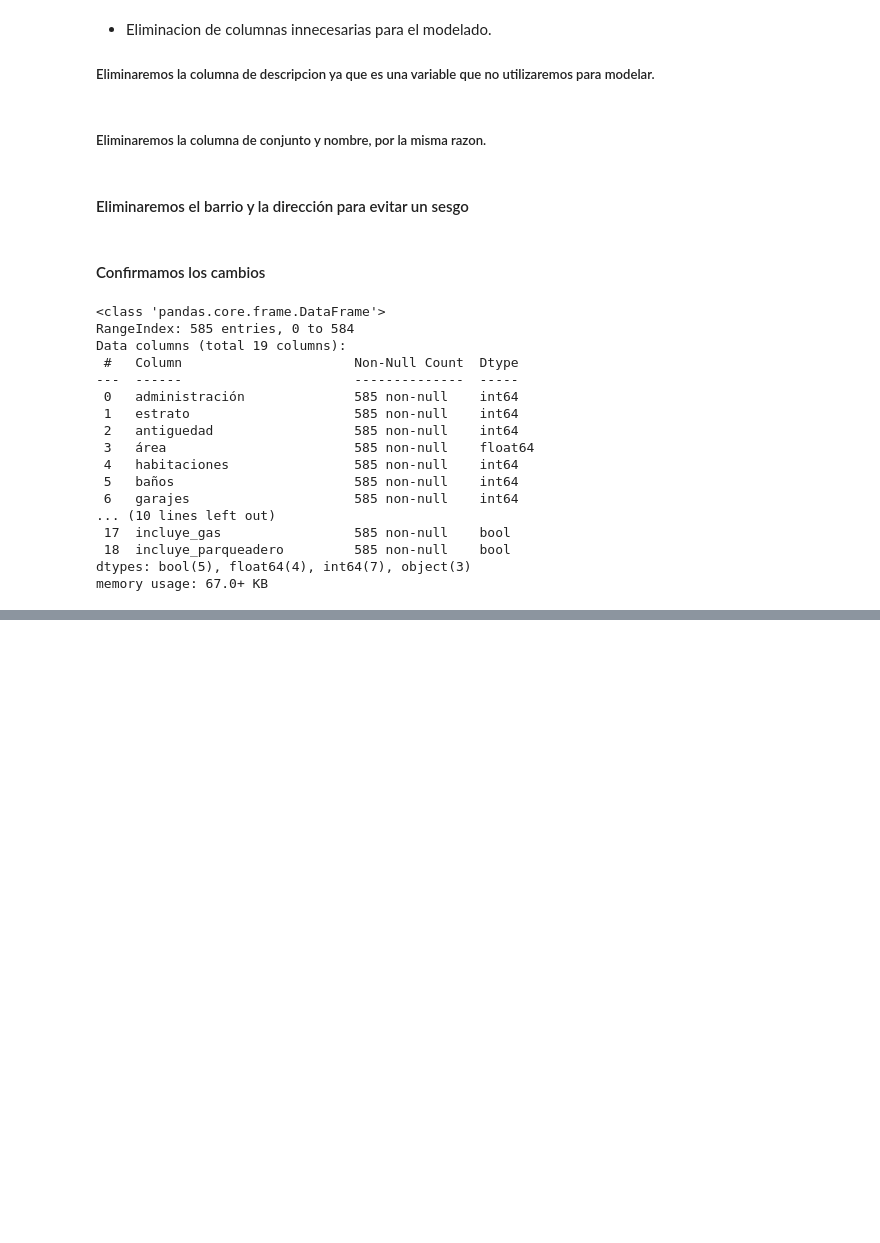
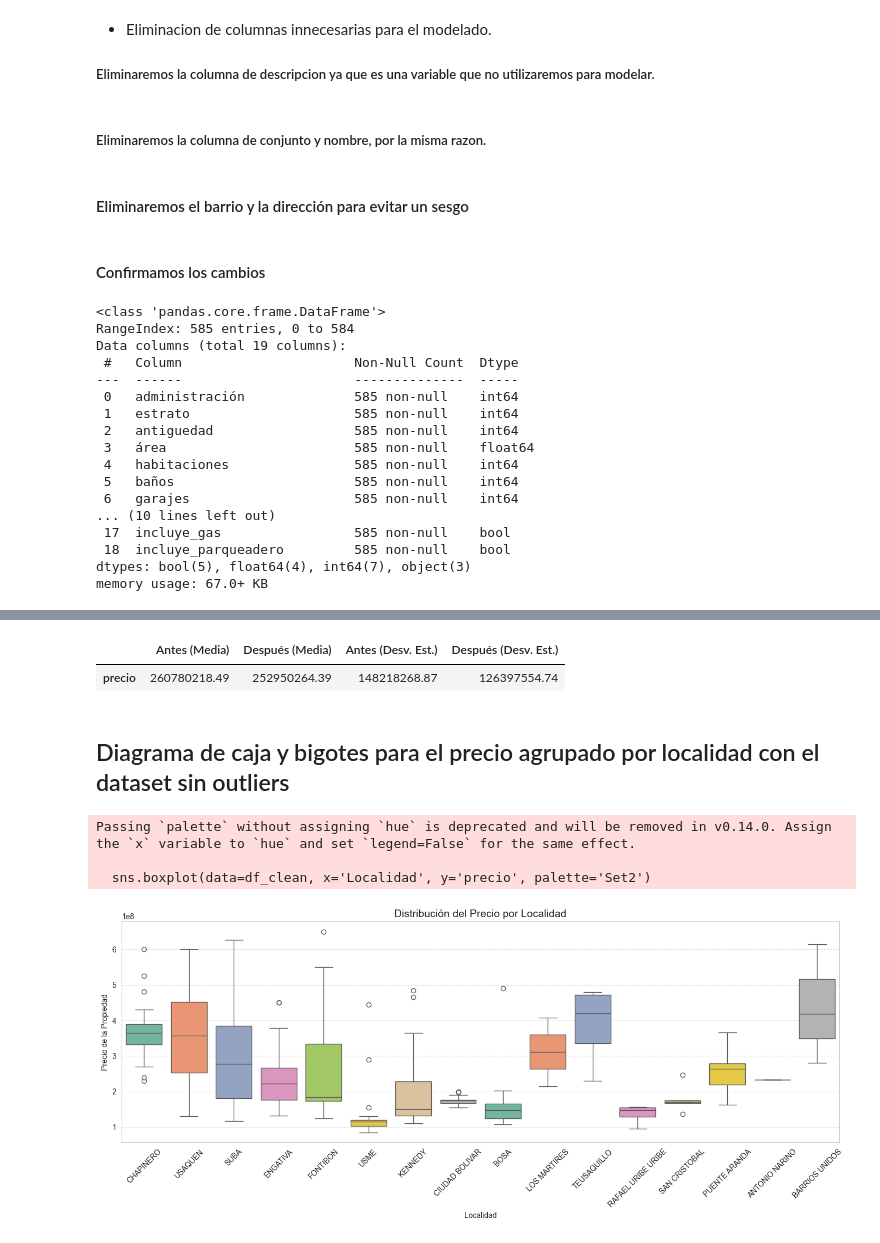
Before and after one commit to natalia-tp-dev/BIT_Proyecto_Final, a Jupyter notebook: EDA/EDA_main.ipynb, the cells around one changed output, grey strips where cells are left out. Cells and saved outputs as stored; diff of their text form; code cells hidden in the pictures; blank space fills up the shorter version.

```diff
--- a/EDA/EDA_main.ipynb
+++ b/EDA/EDA_main.ipynb
@@ -310,0 +361,3 @@ df_mod.to_csv("../data/properties_EDA_final.csv", index=False)
+# %%
+df_mod['log_precio'] = np.log1p(df_mod['precio'])
+df_mod['log_precio'].describe()
@@ -310,0 +377,45 @@ df_mod.to_csv("../data/properties_EDA_final.csv", index=False)
+# %%
+stats_before = df_mod['precio'].describe().loc[['mean', 'std']]
+
+def remove_outliers(df, column):
+    Q1 = df[column].quantile(0.25)
+    Q3 = df[column].quantile(0.75)
+    IQR = Q3 - Q1
+    lower = Q1 - 1.5 * IQR
+    upper = Q3 + 1.5 * IQR
+    return df[(df[column] >= lower) & (df[column] <= upper)]
+
+df_clean = remove_outliers(df_mod, 'precio')
+
+stats_after = df_clean['precio'].describe().loc[['mean', 'std']]
+
+comparison = pd.DataFrame({
+    'Antes (Media)': [stats_before['mean']],
+    'Después (Media)': [stats_after['mean']],
+    'Antes (Desv. Est.)': [stats_before['std']],
+    'Después (Desv. Est.)': [stats_after['std']]
+}, index=['precio'])
+
+display(comparison)
+# %% [output]
+|  | Antes (Media) | Después (Media) | Antes (Desv. Est.) | Después (Desv. Est.) |
+| precio | 260780218.49 | 252950264.39 | 148218268.87 | 126397554.74 |
+# %% [markdown]
+## Diagrama de caja y bigotes para el precio agrupado por localidad con el dataset sin outliers
+# %%
+
+plt.figure(figsize=(14, 6))
+sns.boxplot(data=df_clean, x='Localidad', y='precio', palette='Set2')
+
+plt.title('Distribución del Precio por Localidad', fontsize=14)
+plt.xlabel('Localidad')
+plt.ylabel('Precio de la Propiedad')
+plt.xticks(rotation=45)
+plt.grid(axis='y', linestyle='--', alpha=0.6)
+plt.tight_layout()
+plt.show()
+# %% [output]
+Passing `palette` without assigning `hue` is deprecated and will be removed in v0.14.0. Assign the `x` variable to `hue` and set `legend=False` for the same effect.
+
+  sns.boxplot(data=df_clean, x='Localidad', y='precio', palette='Set2')
+[figure, added]
```
Also changed, not shown: parts of 23 cells of this notebook.
